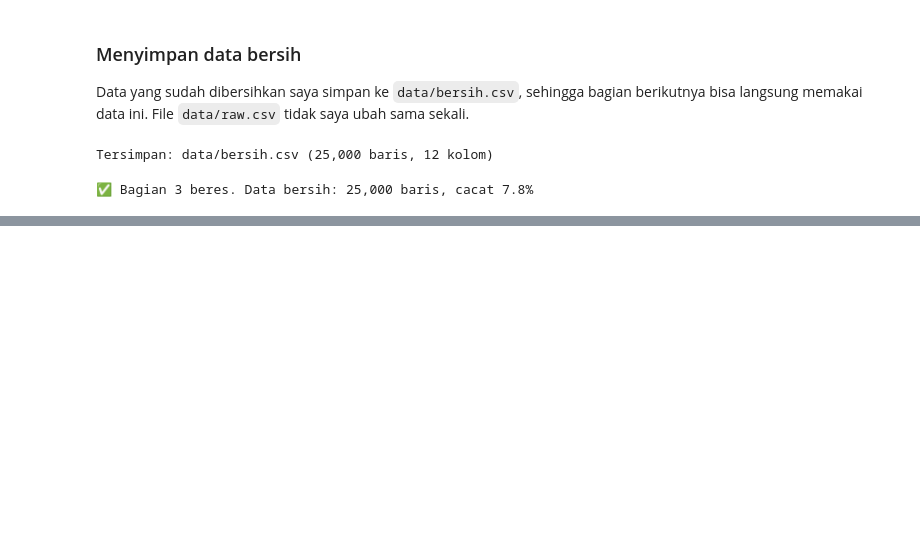
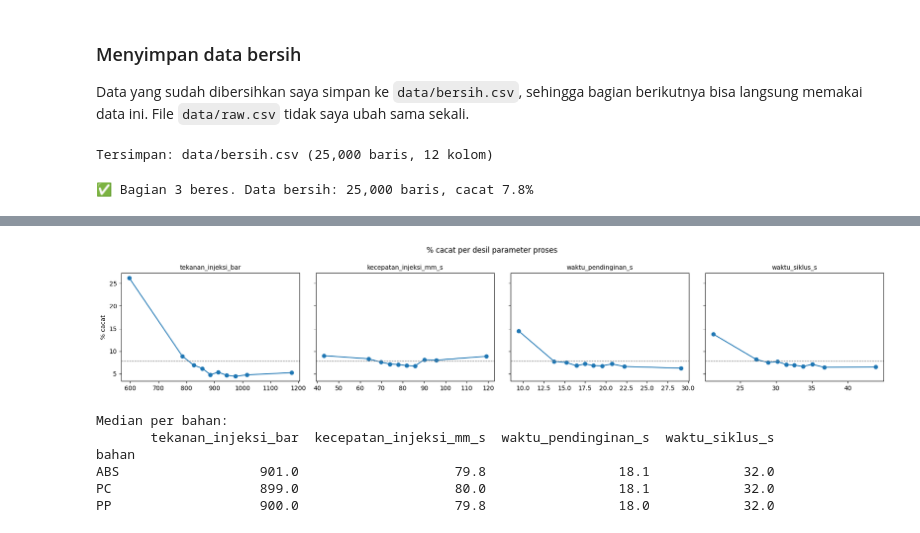
Before and after one commit to FarahAuliaKirana/qc-injection-molding, a Jupyter notebook: notebooks/qc_injection_molding.ipynb, the cells around one changed output, grey strips where cells are left out. Saved outputs shown, nothing was run; the diff lists cells and outputs as text; code cells hidden in the pictures; blank space fills up the shorter version.

```diff
--- a/notebooks/qc_injection_molding.ipynb
+++ b/notebooks/qc_injection_molding.ipynb
@@ -684,0 +901,24 @@ mesin, karena IM-03 tampak lebih sering menghasilkan komponen cacat dibandingkan
+# %%
+KOLOM_LAIN = ["tekanan_injeksi_bar", "kecepatan_injeksi_mm_s", "waktu_pendinginan_s", "waktu_siklus_s"]
+
+fig, axes = plt.subplots(1, 4, figsize=(18, 3.5), sharey=True)
+for ax, kolom in zip(axes, KOLOM_LAIN):
+    hasil = persen_cacat(eda, pd.qcut(eda[kolom], 10))
+    ax.plot([iv.mid for iv in hasil.index], hasil["persen"], marker="o")
+    garis_rata(ax)
+    ax.set_title(kolom, fontsize=10)
+axes[0].set_ylabel("% cacat")
+fig.suptitle("% cacat per desil parameter proses")
+plt.tight_layout()
+plt.show()
+
+print("Median per bahan:")
+print(eda.groupby("bahan")[KOLOM_LAIN].median().to_string())
+# %% [output]
+[figure, added]
+Median per bahan:
+       tekanan_injeksi_bar  kecepatan_injeksi_mm_s  waktu_pendinginan_s  waktu_siklus_s
+bahan
+ABS                  901.0                    79.8                 18.1            32.0
+PC                   899.0                    80.0                 18.1            32.0
+PP                   900.0                    79.8                 18.0            32.0
```
Also changed, not shown: parts of 33 cells of this notebook.
